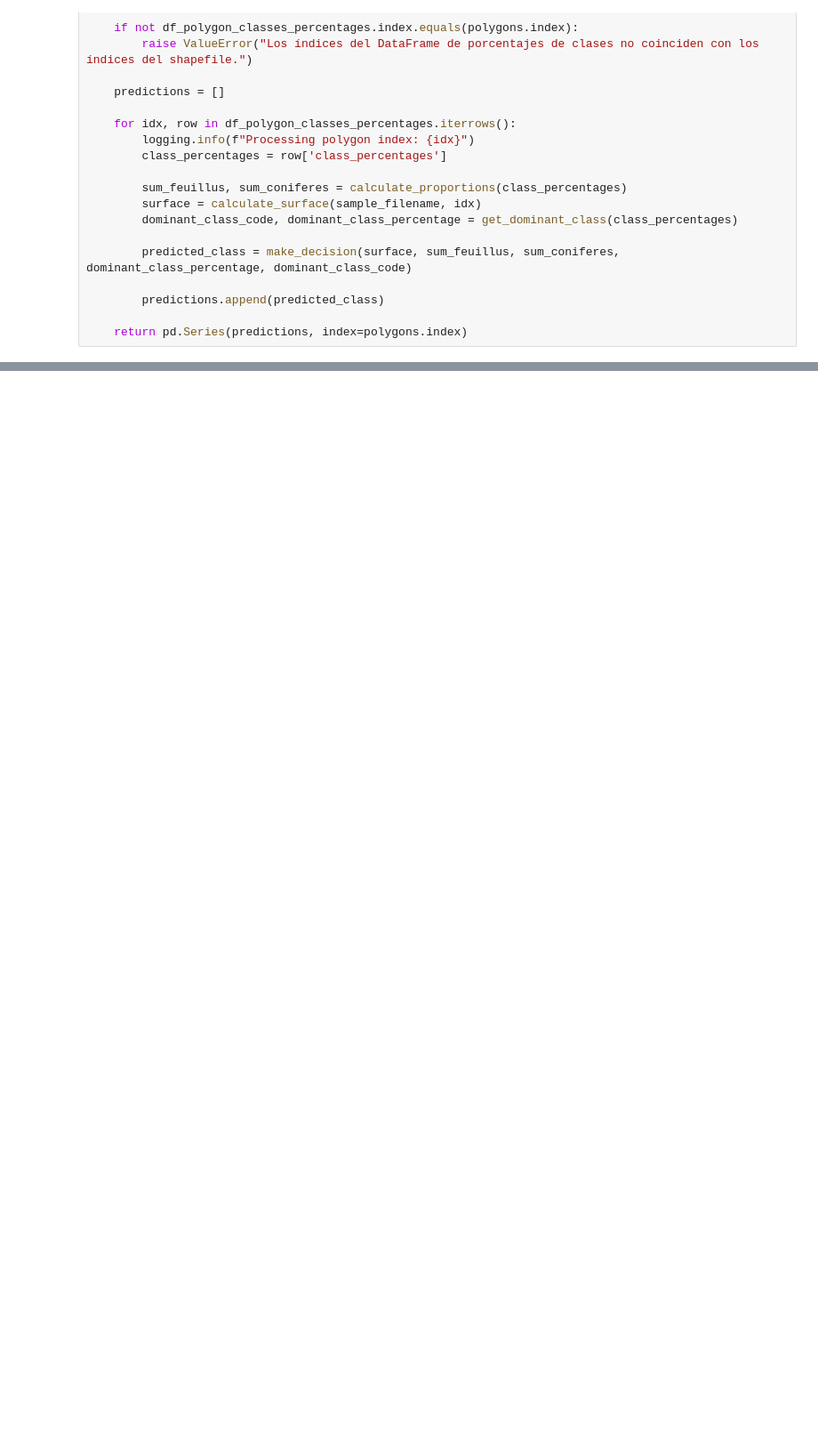
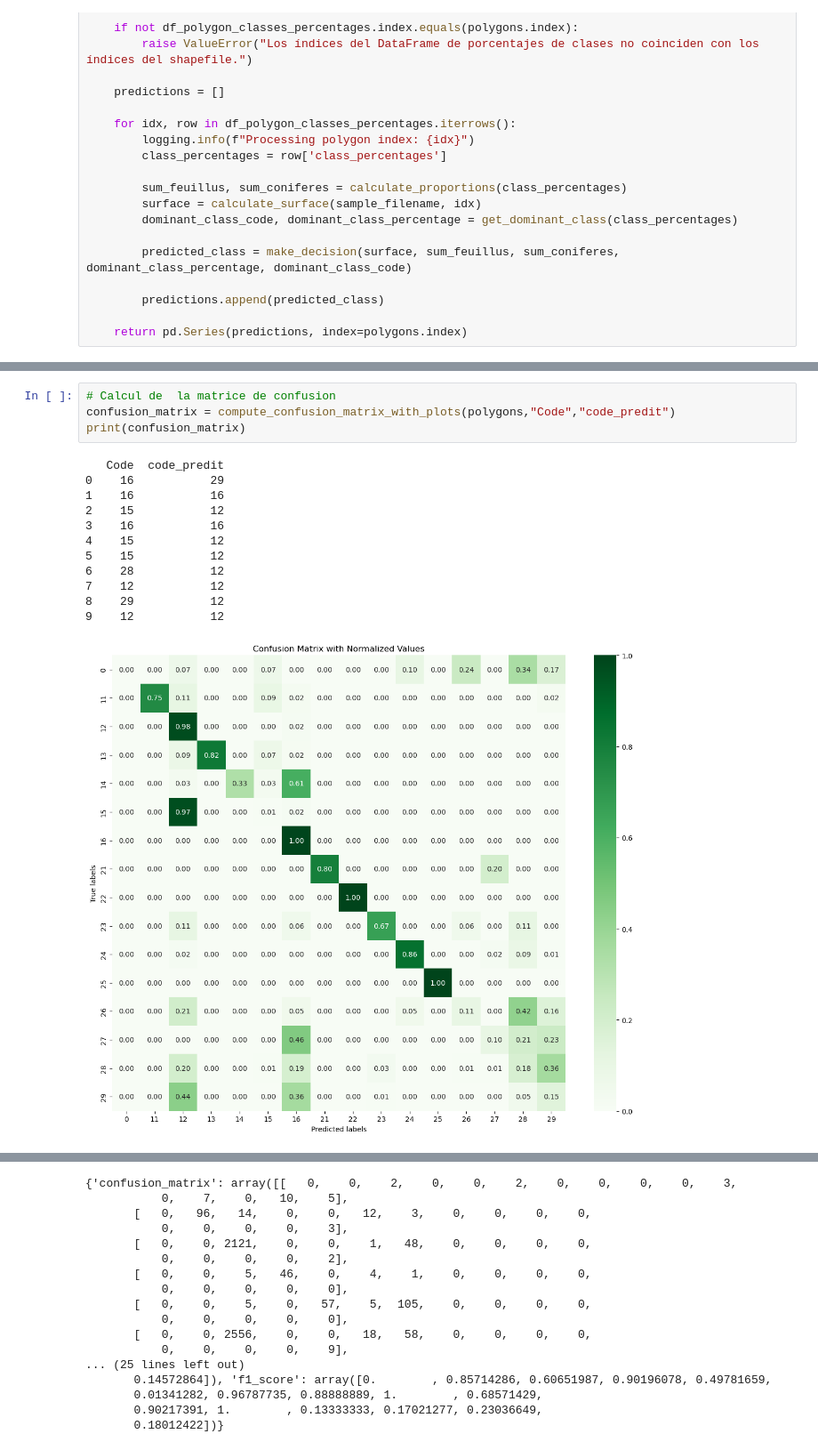
Before and after one commit to GabrielINRAe/Depot_Git, a Jupyter notebook: scripts/classification_stand_test2.ipynb, the cells around one changed output, grey strips where cells are left out. Shown at 89% size. Drawn from its saved outputs; the diff is of its cells as text; blank space fills up the shorter version.

Commit message:
#10 ajout confusion matrix

```diff
--- a/scripts/classification_stand_test2.ipynb
+++ b/scripts/classification_stand_test2.ipynb
@@ -214,0 +267,17 @@ polygons.to_file(output_path_samples)
+# %%
+# Calcul de  la matrice de confusion
+confusion_matrix = compute_confusion_matrix_with_plots(polygons,"Code","code_predit")
+print(confusion_matrix)
+# %% [output]
+   Code  code_predit
+0    16           29
+1    16           16
+2    15           12
+3    16           16
+4    15           12
+5    15           12
+6    28           12
+7    12           12
+8    29           12
+9    12           12
+[figure, added]
@@ -214,0 +285,17 @@ polygons.to_file(output_path_samples)
+{'confusion_matrix': array([[   0,    0,    2,    0,    0,    2,    0,    0,    0,    0,    3,
+           0,    7,    0,   10,    5],
+       [   0,   96,   14,    0,    0,   12,    3,    0,    0,    0,    0,
+           0,    0,    0,    0,    3],
+       [   0,    0, 2121,    0,    0,    1,   48,    0,    0,    0,    0,
+           0,    0,    0,    0,    2],
+       [   0,    0,    5,   46,    0,    4,    1,    0,    0,    0,    0,
+           0,    0,    0,    0,    0],
+       [   0,    0,    5,    0,   57,    5,  105,    0,    0,    0,    0,
+           0,    0,    0,    0,    0],
+       [   0,    0, 2556,    0,    0,   18,   58,    0,    0,    0,    0,
+           0,    0,    0,    0,    9],
+... (25 lines left out)
+       0.14572864]), 'f1_score': array([0.        , 0.85714286, 0.60651987, 0.90196078, 0.49781659,
+       0.01341282, 0.96787735, 0.88888889, 1.        , 0.68571429,
+       0.90217391, 1.        , 0.13333333, 0.17021277, 0.23036649,
+       0.18012422])}
```
Also changed, not shown: parts of 5 cells of this notebook.
